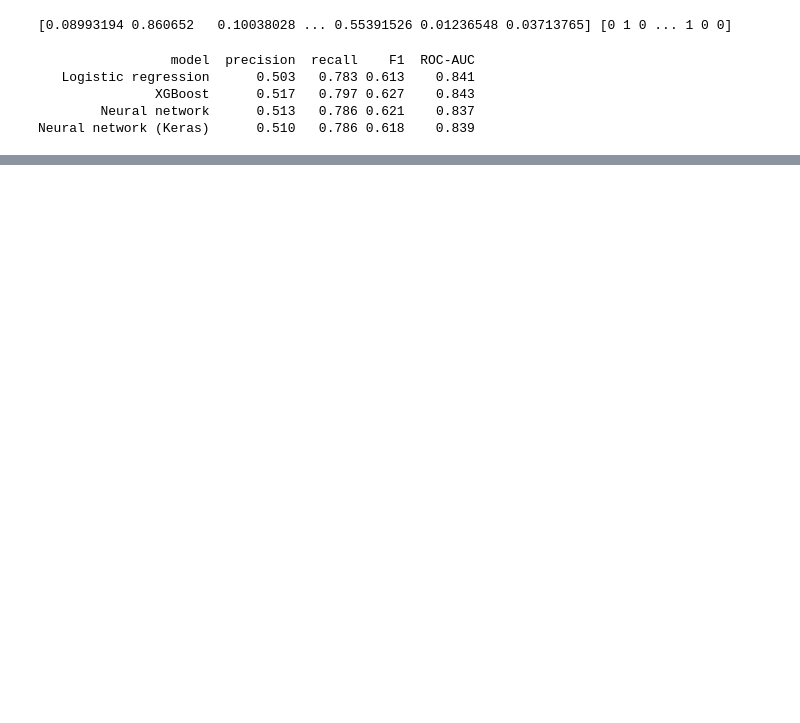
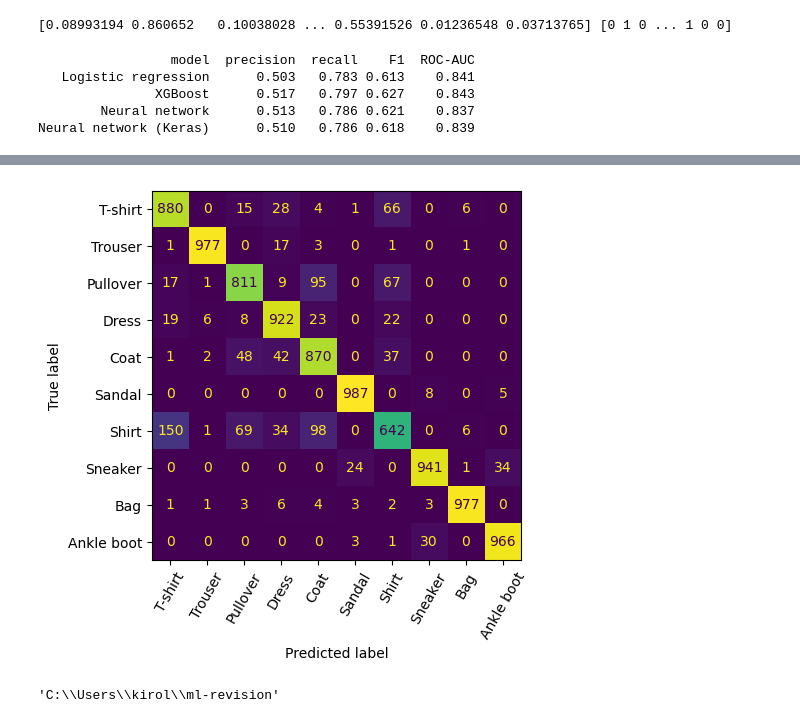
Before and after one commit to KirollosMessak/customer-churn-prediction, a Jupyter notebook: churn_prediction.ipynb, the cells around one changed output, grey strips where cells are left out. Drawn from its saved outputs; the diff is of its cells as text; code cells hidden in the pictures; blank space fills up the shorter version.

```diff
--- a/churn_prediction.ipynb
+++ b/churn_prediction.ipynb
@@ -843,0 +962,11 @@ Neural network (Keras)      0.510   0.786 0.618    0.839
+# %%
+from sklearn.metrics import confusion_matrix, classification_report, ConfusionMatrixDisplay
+
+loss, acc = cnn.evaluate(X_test, y_test, verbose =0)
+
+print('test accuarcy =', round(acc, 3))
+
+proba = cnn.predict(X_test, verbose = 0)
+pred = proba.argmax(axis =1)
+
+print(classification_report(y_test, pred, target_names=names, digits=3))
@@ -843,0 +991,6 @@ Neural network (Keras)      0.510   0.786 0.618    0.839
+# %%
+ConfusionMatrixDisplay(confusion_matrix(y_test, pred), display_labels=names).plot(
+    xticks_rotation=60, colorbar=False)
+plt.show()
+# %% [output]
+[figure, added]
@@ -843,0 +999,5 @@ Neural network (Keras)      0.510   0.786 0.618    0.839
+# %%
+import os
+os.getcwd()
+# %% [output]
+'C:\\Users\\kirol\\ml-revision'
```
Also changed, not shown: parts of 17 cells of this notebook, 1 other file.
